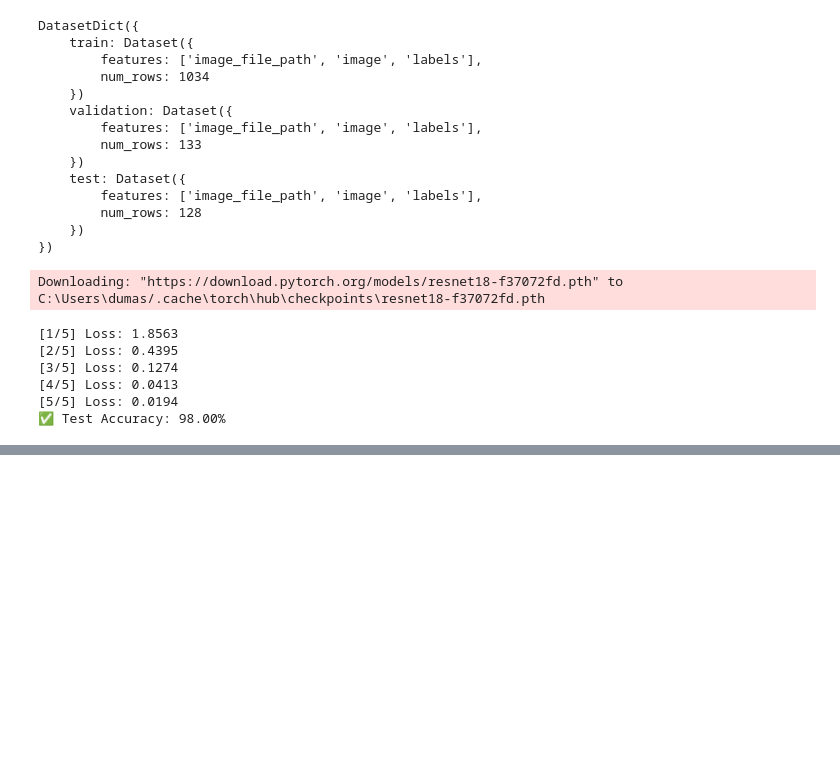
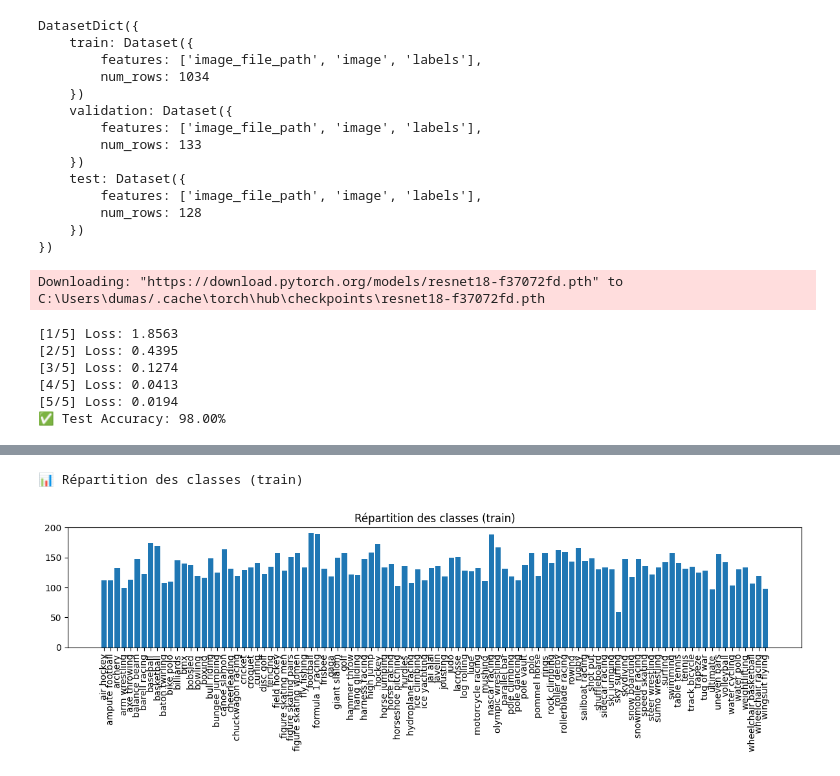
Before and after one commit to gaetan250/Deep-Learning, a Jupyter notebook: deep.ipynb, the cells around one changed output, grey strips where cells are left out. Cells and saved outputs as stored; diff of their text form; code cells hidden in the pictures; blank space fills up the shorter version.

```diff
--- a/deep.ipynb
+++ b/deep.ipynb
@@ -89,0 +186,17 @@ Downloading: "https://download.pytorch.org/models/resnet18-f37072fd.pth" to C:\U
+# %%
+import numpy as np
+
+y_true = np.array(y_true)
+y_pred = np.array(y_pred)
+per_class_accuracy = {}
+
+for i, class_name in enumerate(test_data.classes):
+    mask = y_true == i
+    correct = (y_pred[mask] == i).sum()
+    total = mask.sum()
+    acc = correct / total if total > 0 else 0
+    per_class_accuracy[class_name] = acc
+
+sorted_acc = sorted(per_class_accuracy.items(), key=lambda x: x[1])
+for cls, acc in sorted_acc[:10]:
+    print(f"{cls:25s} : {acc:.2%}")
@@ -89,0 +214,27 @@ Downloading: "https://download.pytorch.org/models/resnet18-f37072fd.pth" to C:\U
+# %%
+train_data = datasets.ImageFolder(f"{data_path}/train", transform=transform)
+valid_data = datasets.ImageFolder(f"{data_path}/valid", transform=transform)
+test_data  = datasets.ImageFolder(f"{data_path}/test", transform=transform)
+
+train_loader = DataLoader(train_data, batch_size=batch_size, shuffle=True)
+valid_loader = DataLoader(valid_data, batch_size=batch_size)
+test_loader  = DataLoader(test_data, batch_size=batch_size)
+
+def plot_class_distribution(data, title):
+    labels = [label for _, label in data]
+    counter = Counter(labels)
+    classes = data.classes
+    dist = {classes[i]: counter[i] for i in counter}
+
+    plt.figure(figsize=(12, 4))
+    plt.bar(dist.keys(), dist.values())
+    plt.xticks(rotation=90)
+    plt.title(title)
+    plt.tight_layout()
+    plt.show()
+
+print("📊 Répartition des classes (train)")
+plot_class_distribution(train_data, "Répartition des classes (train)")
+# %% [output]
+📊 Répartition des classes (train)
+[figure, added]
```
Also changed, not shown: parts of 10 cells of this notebook, 3 other files.
